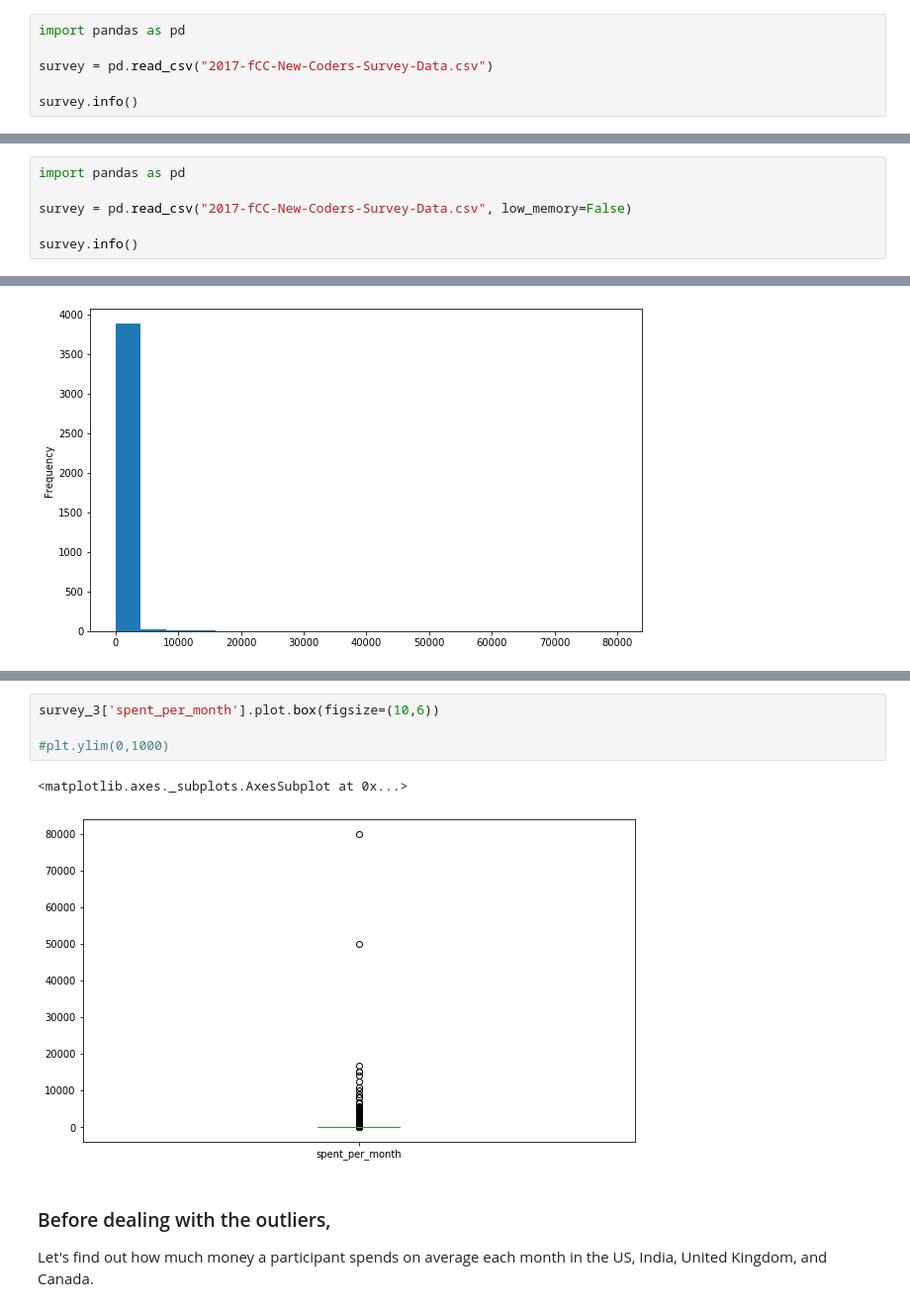
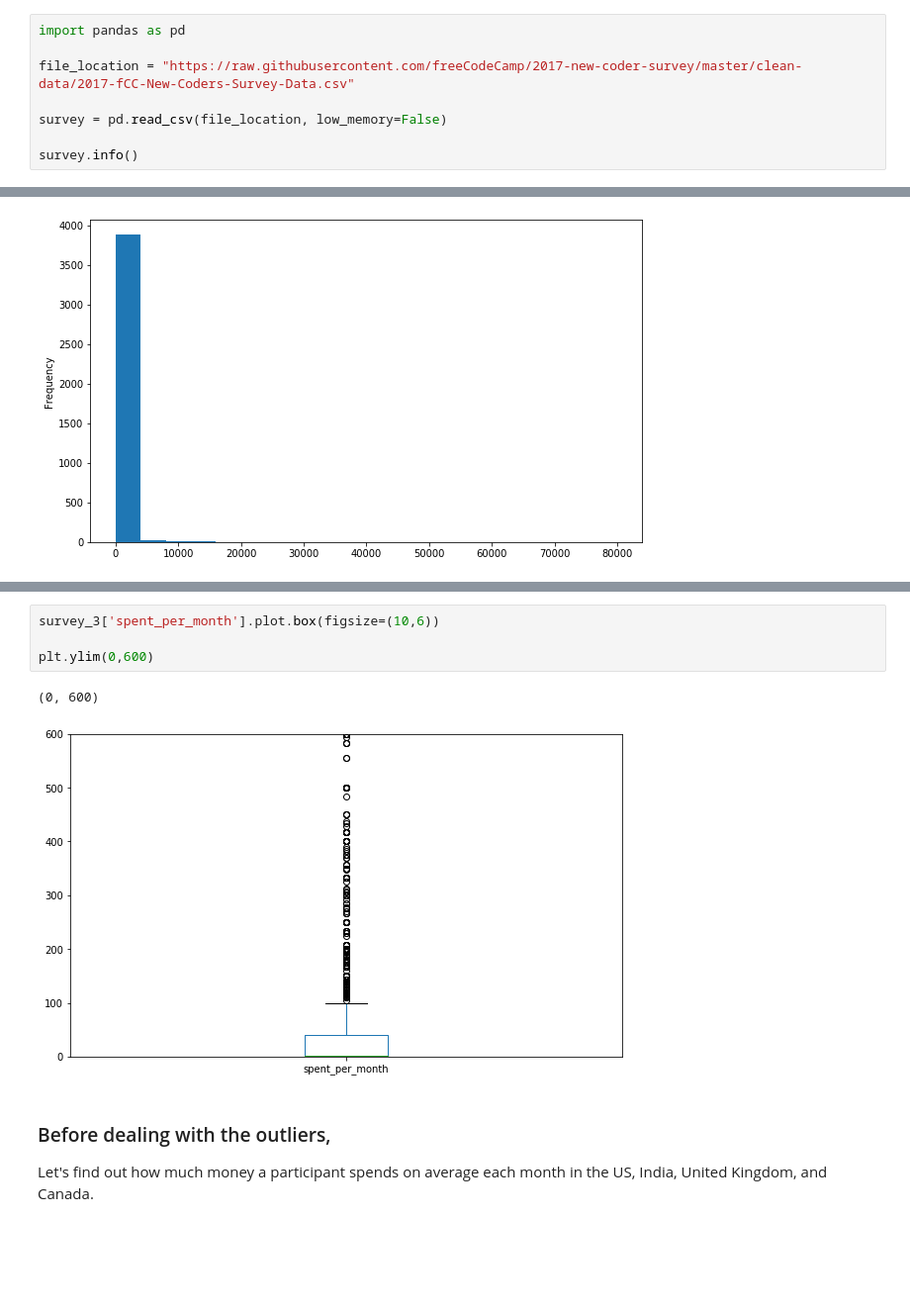
Before and after one commit to bern-lm/dataquest-projects, a Jupyter notebook: Project - Finding the Best Markets to Advertise In.ipynb, the cells around one changed output, grey strips where cells are left out. Shown: that part at 99% size. Saved outputs shown, nothing was run; the diff lists cells and outputs as text; blank space fills up the shorter version.

```diff
--- a/Project - Finding the Best Markets to Advertise In.ipynb
+++ b/Project - Finding the Best Markets to Advertise In.ipynb
@@ -13,7 +13,9 @@ The survey data is publicly available in this [GitHub repository](https://github
 # %%
 import pandas as pd
 
-survey = pd.read_csv("2017-fCC-New-Coders-Survey-Data.csv")
+file_location = "https://raw.githubusercontent.com/freeCodeCamp/2017-new-coder-survey/master/clean-data/2017-fCC-New-Coders-Survey-Data.csv"
+
+survey = pd.read_csv(file_location, low_memory=False)
 
 survey.info()
 # %% [output]
@@ -22,9 +24,3 @@ RangeIndex: 18175 entries, 0 to 18174
 Columns: 136 entries, Age to YouTubeTheNewBoston
 dtypes: float64(105), object(31)
 memory usage: 18.9+ MB
-# %%
-import pandas as pd
-
-survey = pd.read_csv("2017-fCC-New-Coders-Survey-Data.csv", low_memory=False)
-
-survey.info()
@@ -1089,10 +999,10 @@ survey_3['spent_per_month'].plot.hist(bins=20, figsize=(10,6))
 # %%
 survey_3['spent_per_month'].plot.box(figsize=(10,6))
 
-#plt.ylim(0,1000)
+plt.ylim(0,600)
 # %% [output]
-<matplotlib.axes._subplots.AxesSubplot at 0x...>
+(0, 600)
-[figure, old version]
+[figure, new version]
 # %% [markdown]
 ### Before dealing with the outliers,
 Let's find out how much money a participant spends on average each month in the US, India, United Kingdom, and Canada.
```
Also changed, not shown: parts of 79 cells of this notebook.
